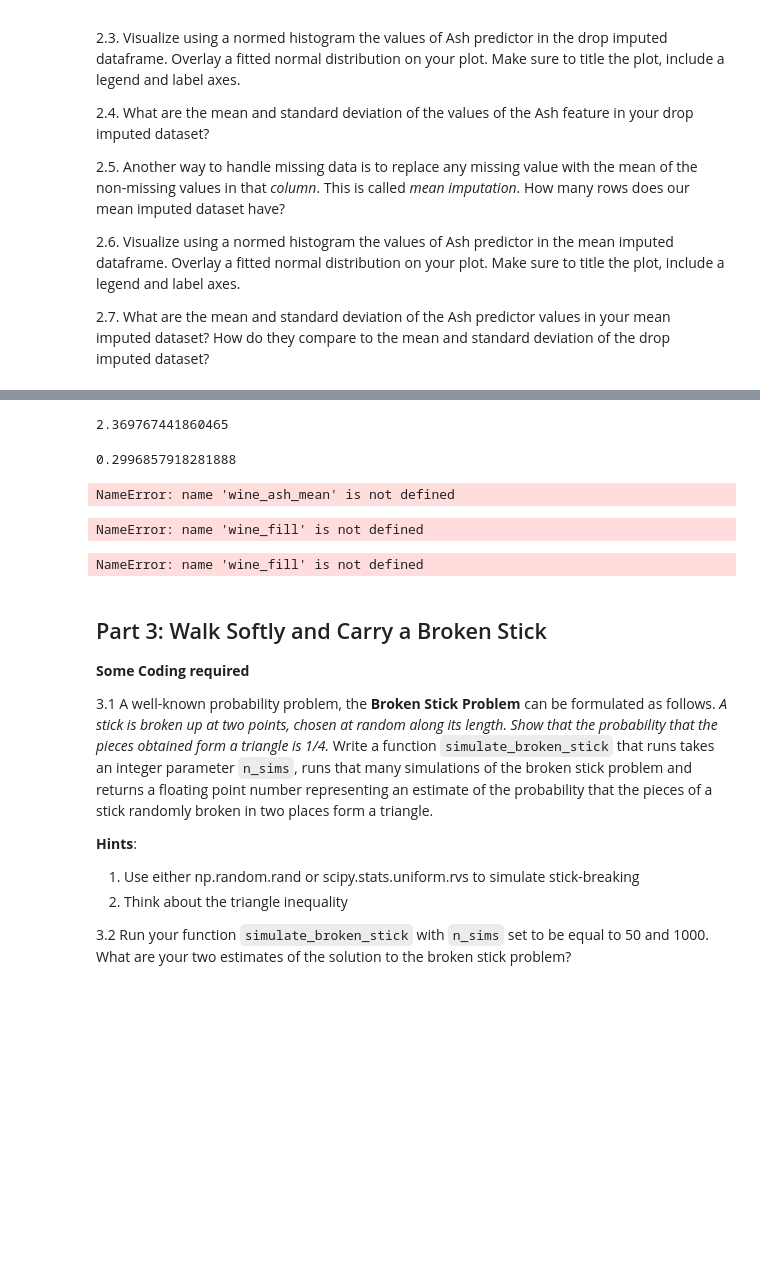
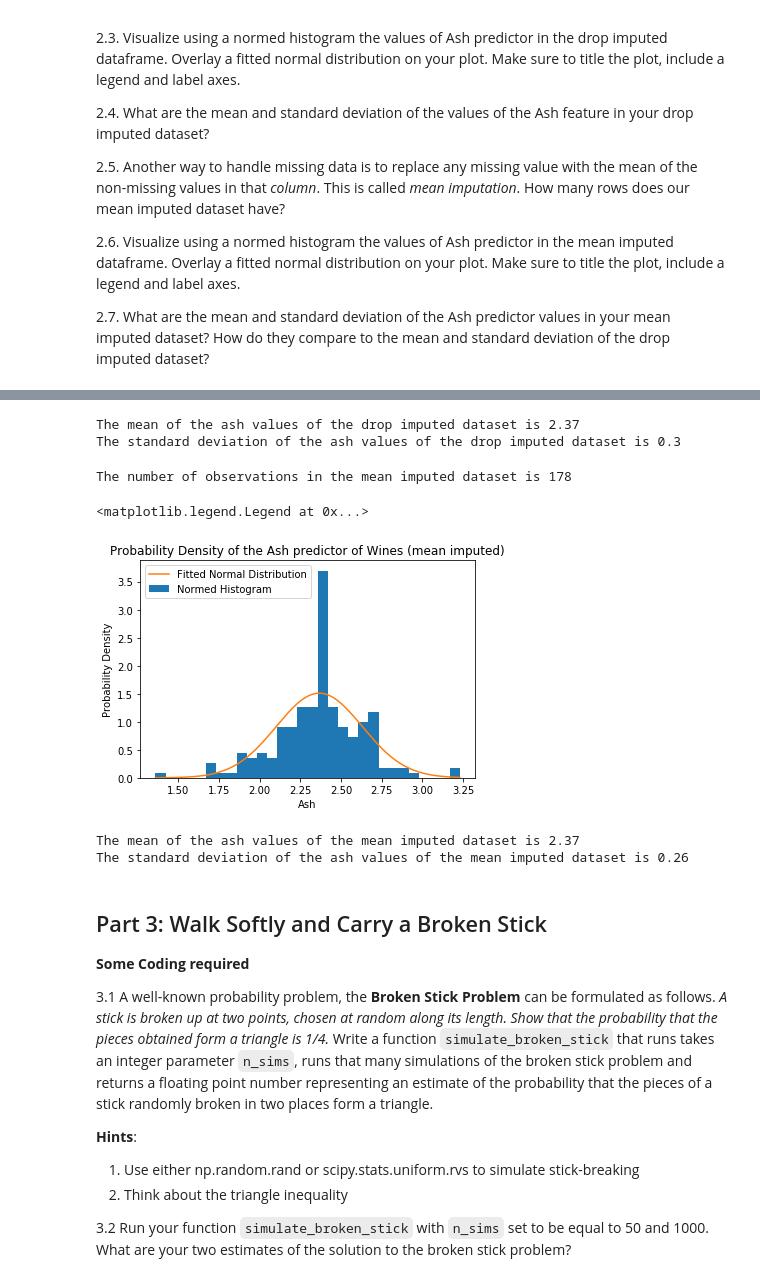
Before and after one commit to ezou20/AM_207_fall_2018, a Jupyter notebook: homeworks/AM207_HW1.ipynb, the cells around one changed output, grey strips where cells are left out. Cells and saved outputs as stored; diff of their text form; code cells hidden in the pictures; blank space fills up the shorter version.

```diff
--- a/homeworks/AM207_HW1.ipynb
+++ b/homeworks/AM207_HW1.ipynb
@@ -200,37 +203,37 @@ sns.despine()
-# %%
-# 2.4
-wine_ash_drop_mean = np.mean(wine_drop_ash)
-wine_ash_drop_std = np.std(wine_drop_ash)
-display(wine_ash_drop_mean)
-display(wine_ash_drop_std)
-# %% [output]
-2.369767441860465
-0.2996857918281888
+# %%
+# 2.4
+print("The mean of the ash values of the drop imputed dataset is " + str(round(wine_drop_ash_mean, 2)))
+print("The standard deviation of the ash values of the drop imputed dataset is " + str(round(wine_drop_ash_std, 2)))
+# %% [output]
+The mean of the ash values of the drop imputed dataset is 2.37
+The standard deviation of the ash values of the drop imputed dataset is 0.3
 # %%
 # 2.5
-wine_fill = wine_df['Ash'].fillna(wine_ash_mean)
-len(wine_fill)
+wine_fill = wine_df['Ash'].fillna(wine_ash_drop_mean)
+print("The number of observations in the mean imputed dataset is " + str(len(wine_fill)))
 # %% [output]
-NameError: name 'wine_ash_mean' is not defined
+The number of observations in the mean imputed dataset is 178
-# %%
-# 2.6
-plt.hist(wine_fill, bins=20)
-plt.clf()
-sns.distplot(wine_fill)
-plt.title("Fitted Normal Distribution of Ash predictor of Wines")
-plt.xlabel("testx")
-plt.ylabel("Ash")
-sns.despine()
-# %% [output]
-NameError: name 'wine_fill' is not defined
-# %%
-# 2.7
-wine_ash_fill_mean = np.mean(wine_fill)
-wine_ash_fill_std = np.std(wine_fill)
-display(wine_ash_fill_mean)
-display(wine_ash_fill_std)
-# %% [output]
-NameError: name 'wine_fill' is not defined
+# %%
+# 2.6
+wine_fill_mean = np.mean(wine_fill)
+wine_fill_std = np.std(wine_fill)
+x_range = np.linspace(wine_fill.min(), wine_fill.max(), 1000)
+plt.hist(wine_fill, density=True, bins=30)
+plt.plot(x_range, scipy.stats.norm.pdf(x_range, wine_fill_mean, wine_fill_std))
+plt.title("Probability Density of the Ash predictor of Wines (mean imputed)")
+plt.xlabel("Ash")
+plt.ylabel("Probability Density")
+plt.legend(["Fitted Normal Distribution", "Normed Histogram"])
+# %% [output]
+<matplotlib.legend.Legend at 0x...>
+[figure, added]
+# %%
+# 2.7
+print("The mean of the ash values of the mean imputed dataset is " + str(round(wine_ash_fill_mean, 2)))
+print("The standard deviation of the ash values of the mean imputed dataset is " + str(round(wine_ash_fill_std, 2)))
+# %% [output]
+The mean of the ash values of the mean imputed dataset is 2.37
+The standard deviation of the ash values of the mean imputed dataset is 0.26
 # %% [markdown]
 ## Part 3: Walk Softly and Carry a Broken Stick
 
```
Also changed, not shown: parts of 4 cells of this notebook.
